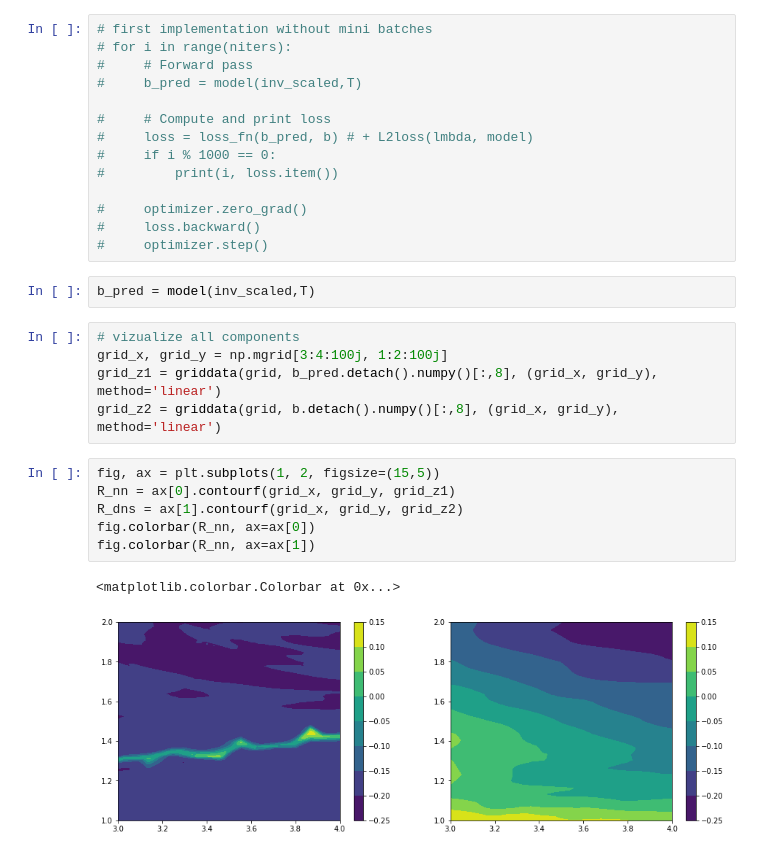
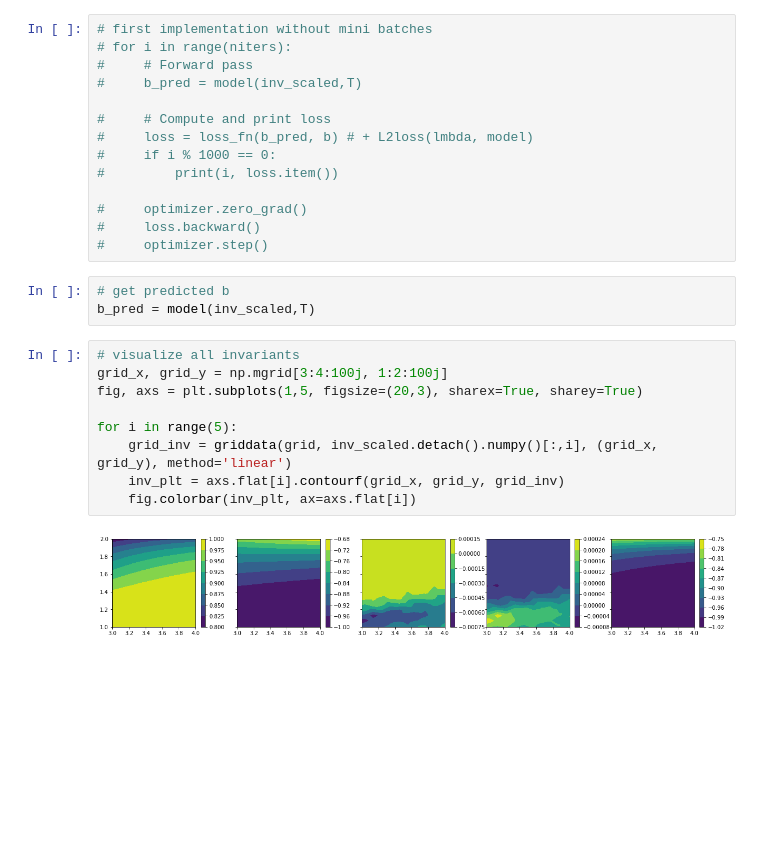
Before and after one commit to leonrccs/data_driven_rans, a Jupyter notebook: notebooks/neural_network_trial.ipynb, the cells around one changed output. Saved outputs shown, nothing was run; the diff lists cells and outputs as text; blank space fills up the shorter version.

Commit message:
addad readme.md and more plots and descriptions in nnt notebook

```diff
--- a/notebooks/neural_network_trial.ipynb
+++ b/notebooks/neural_network_trial.ipynb
@@ -228,18 +225,16 @@ Epoch: 190, Current loss: 21.494469
 #     loss.backward()
 #     optimizer.step()
 # %%
+# get predicted b
 b_pred = model(inv_scaled,T)
 # %%
-# vizualize all components
+# visualize all invariants
 grid_x, grid_y = np.mgrid[3:4:100j, 1:2:100j]
-grid_z1 = griddata(grid, b_pred.detach().numpy()[:,8], (grid_x, grid_y), method='linear')
-grid_z2 = griddata(grid, b.detach().numpy()[:,8], (grid_x, grid_y), method='linear')
+fig, axs = plt.subplots(1,5, figsize=(20,3), sharex=True, sharey=True)
+
+for i in range(5):
+    grid_inv = griddata(grid, inv_scaled.detach().numpy()[:,i], (grid_x, grid_y), method='linear')
+    inv_plt = axs.flat[i].contourf(grid_x, grid_y, grid_inv)
+    fig.colorbar(inv_plt, ax=axs.flat[i])
+# %% [output]
+[figure, added]
-# %%
-fig, ax = plt.subplots(1, 2, figsize=(15,5))
-R_nn = ax[0].contourf(grid_x, grid_y, grid_z1)
-R_dns = ax[1].contourf(grid_x, grid_y, grid_z2)
-fig.colorbar(R_nn, ax=ax[0])
-fig.colorbar(R_nn, ax=ax[1])
-# %% [output]
-<matplotlib.colorbar.Colorbar at 0x...>
-[figure, removed]
```
Also changed, not shown: parts of 9 cells of this notebook, 1 other file.
